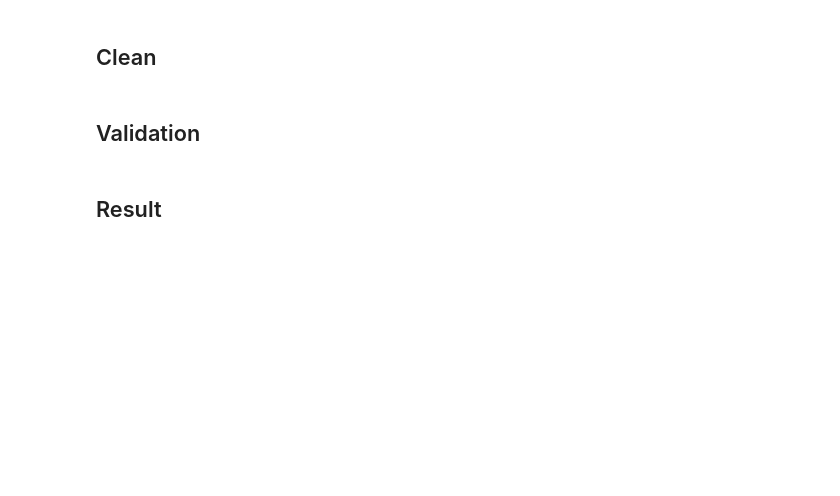
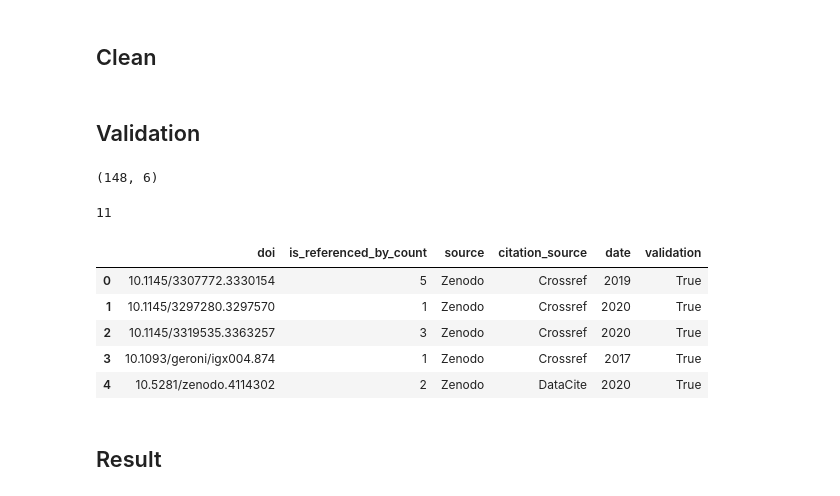
Before and after one commit to naustica/poster_citations, a Jupyter notebook: poster_citation_analysis.ipynb, the cells around one changed output. Saved outputs shown, nothing was run; the diff lists cells and outputs as text; code cells hidden in the pictures; blank space fills up the shorter version.

```diff
--- a/poster_citation_analysis.ipynb
+++ b/poster_citation_analysis.ipynb
@@ -346,2 +373,8 @@ df = pd.read_csv('poster_citations_validation.csv', sep=';')
+# %%
+df.shape
+# %% [output]
+(148, 6)
 # %%
-df = df[df.validation == 'true']
+df[df.validation == False]['doi'].count()
+# %% [output]
+11
@@ -348,3 +384,12 @@ df = df[df.validation == 'true']
+# %%
+df.head()
+# %% [output]
+|  | doi | is_referenced_by_count | source | citation_source | date | validation |
+| 0 | 10.1145/3307772.3330154 | 5 | Zenodo | Crossref | 2019 | True |
+| 1 | 10.1145/3297280.3297570 | 1 | Zenodo | Crossref | 2020 | True |
+| 2 | 10.1145/3319535.3363257 | 3 | Zenodo | Crossref | 2020 | True |
+| 3 | 10.1093/geroni/igx004.874 | 1 | Zenodo | Crossref | 2017 | True |
+| 4 | 10.5281/zenodo.4114302 | 2 | Zenodo | DataCite | 2020 | True |
 # %% [markdown]
 ## Result
 # %%
```
Also changed, not shown: parts of 17 cells of this notebook, 12 other files.
